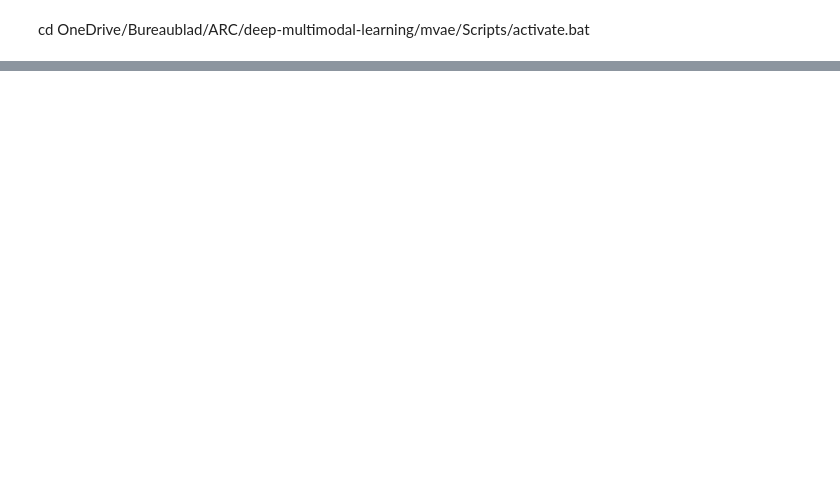
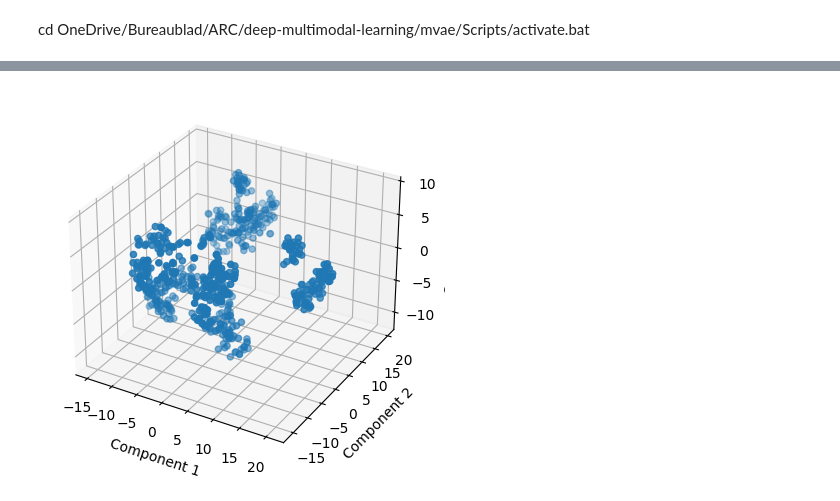
Before and after one commit to franklinrw/deep-multimodal-learning, a Jupyter notebook: models/gym.ipynb, the cells around one changed output, grey strips where cells are left out. Saved outputs shown, nothing was run; the diff lists cells and outputs as text; code cells hidden in the pictures; blank space fills up the shorter version.

```diff
--- a/models/gym.ipynb
+++ b/models/gym.ipynb
@@ -153,0 +75,22 @@ visualize_reconstruction(model, test_loader)
+# %%
+from sklearn.manifold import TSNE
+
+latent_vectors = collect_latent_vectors(trained_model, test_loader)
+tsne = TSNE(n_components=3, random_state=42)
+latent_3d = tsne.fit_transform(latent_vectors)
+# %%
+from mpl_toolkits.mplot3d import Axes3D
+import matplotlib.pyplot as plt
+
+fig = plt.figure()
+ax = fig.add_subplot(111, projection='3d')
+
+# Scatter plot
+ax.scatter(latent_3d[:, 0], latent_3d[:, 1], latent_3d[:, 2])
+
+ax.set_xlabel('Component 1')
+ax.set_ylabel('Component 2')
+ax.set_zlabel('Component 3')
+plt.show()
+# %% [output]
+[figure, added]
```
Also changed, not shown: parts of 19 cells of this notebook, 3 other files.
